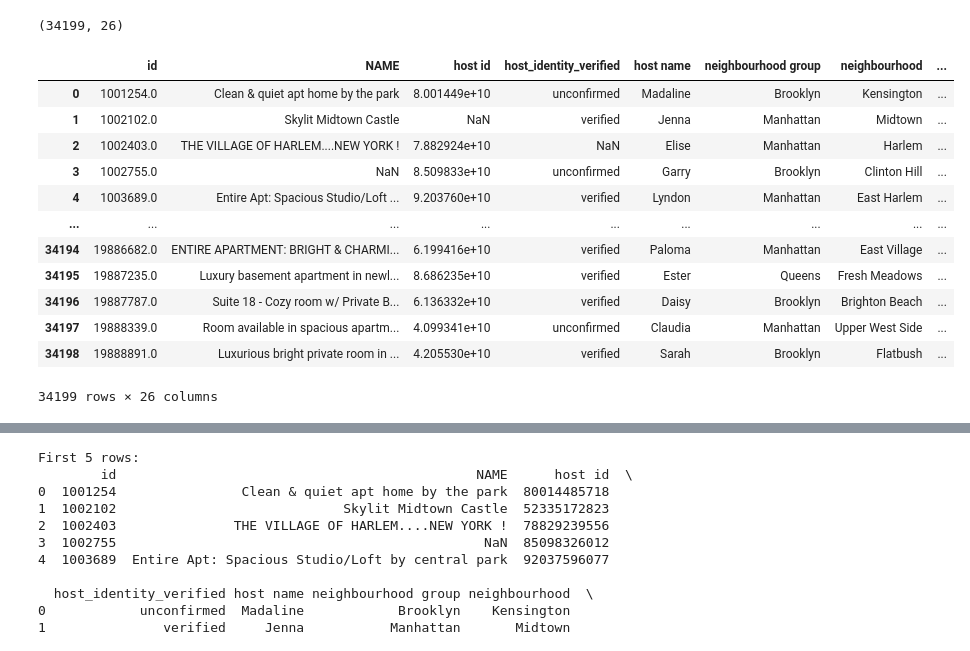
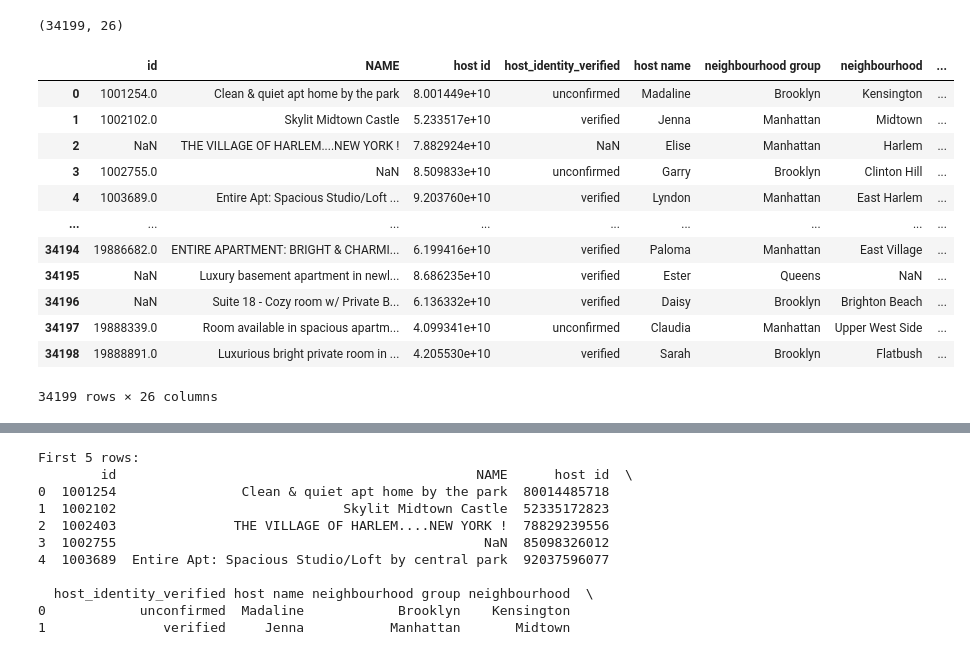
Before and after one commit to Sselimkoc/AirBnB-EDA, a Jupyter notebook: Airbnb.ipynb, the cells around one changed output, grey strips where cells are left out. Cells and saved outputs as stored; diff of their text form; code cells hidden in the pictures.

Commit message:
Kaggle Notebook | notebook2f4620f073 | handle missing data

```diff
--- a/Airbnb.ipynb
+++ b/Airbnb.ipynb
@@ -56,18 +58,18 @@ def add_random_missing_values(dataframe: pd.DataFrame,
 
     return df_missing
 # %%
-add_random_missing_values(data_part,0.01)
+add_random_missing_values(data_part,0.05)
 # %% [output]
 |  | id | NAME | host id | host_identity_verified | host name | neighbourhood group | neighbourhood | ... |
 | 0 | 1001254.0 | Clean & quiet apt home by the park | 8.001449e+10 | unconfirmed | Madaline | Brooklyn | Kensington | ... |
-| 1 | 1002102.0 | Skylit Midtown Castle | NaN | verified | Jenna | Manhattan | Midtown | ... |
-| 2 | 1002403.0 | THE VILLAGE OF HARLEM....NEW YORK ! | 7.882924e+10 | NaN | Elise | Manhattan | Harlem | ... |
+| 1 | 1002102.0 | Skylit Midtown Castle | 5.233517e+10 | verified | Jenna | Manhattan | Midtown | ... |
+| 2 | NaN | THE VILLAGE OF HARLEM....NEW YORK ! | 7.882924e+10 | NaN | Elise | Manhattan | Harlem | ... |
 | 3 | 1002755.0 | NaN | 8.509833e+10 | unconfirmed | Garry | Brooklyn | Clinton Hill | ... |
 | 4 | 1003689.0 | Entire Apt: Spacious Studio/Loft ... | 9.203760e+10 | verified | Lyndon | Manhattan | East Harlem | ... |
 | ... | ... | ... | ... | ... | ... | ... | ... | ... |
 | 34194 | 19886682.0 | ENTIRE APARTMENT: BRIGHT & CHARMI... | 6.199416e+10 | verified | Paloma | Manhattan | East Village | ... |
-| 34195 | 19887235.0 | Luxury basement apartment in newl... | 8.686235e+10 | verified | Ester | Queens | Fresh Meadows | ... |
-| 34196 | 19887787.0 | Suite 18 - Cozy room w/ Private B... | 6.136332e+10 | verified | Daisy | Brooklyn | Brighton Beach | ... |
+| 34195 | NaN | Luxury basement apartment in newl... | 8.686235e+10 | verified | Ester | Queens | NaN | ... |
+| 34196 | NaN | Suite 18 - Cozy room w/ Private B... | 6.136332e+10 | verified | Daisy | Brooklyn | Brighton Beach | ... |
 | 34197 | 19888339.0 | Room available in spacious apartm... | 4.099341e+10 | unconfirmed | Claudia | Manhattan | Upper West Side | ... |
 | 34198 | 19888891.0 | Luxurious bright private room in ... | 4.205530e+10 | verified | Sarah | Brooklyn | Flatbush | ... |
 34199 rows × 26 columns
```
Also changed, not shown: parts of 59 cells of this notebook.
